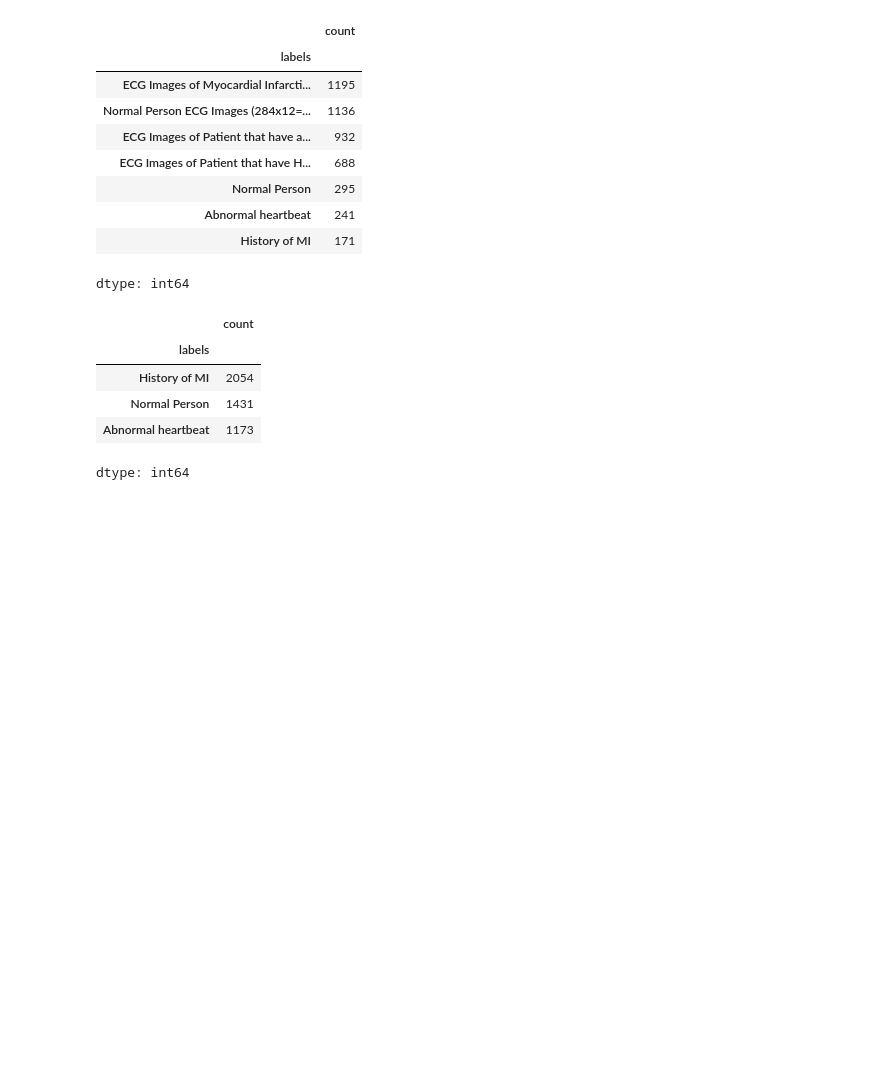
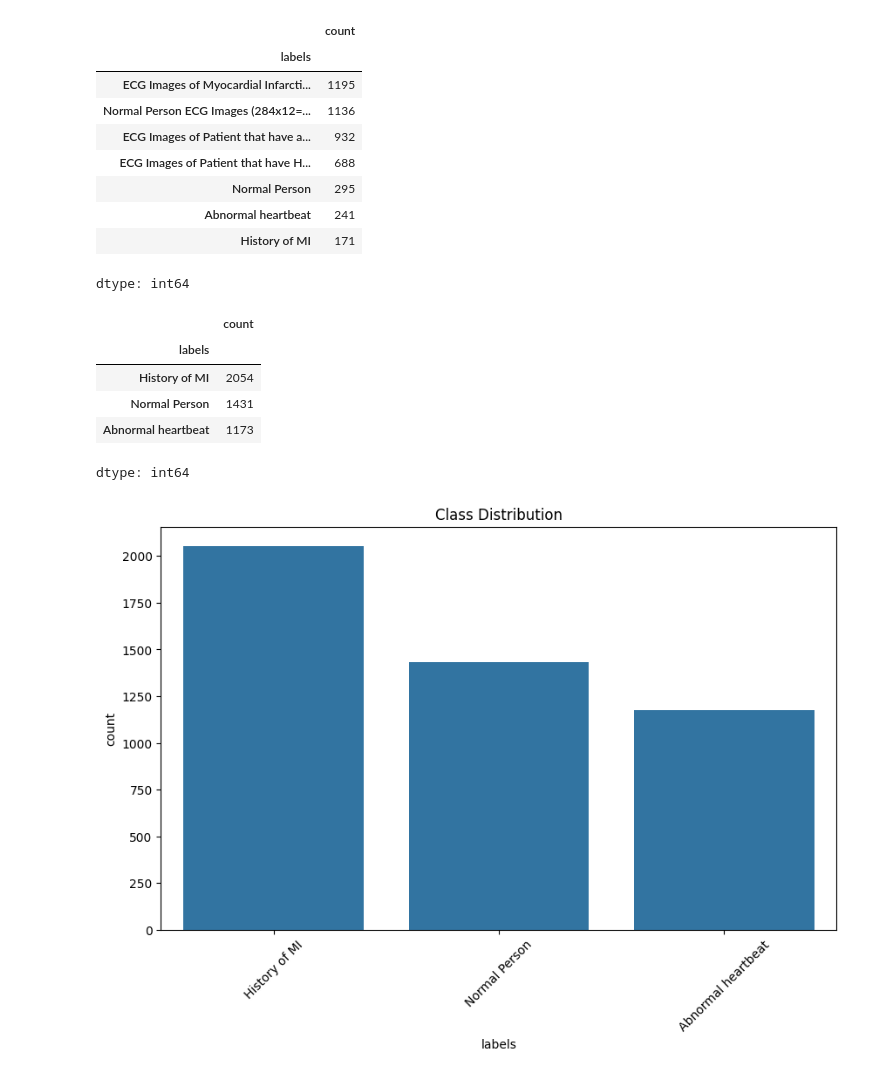
Before and after one commit to RAVIAPTISWETHA/-Deep-Learning-Applications-in-Heart-Diseases-Using-ECG-Signals, a Jupyter notebook: DLA_Heart_Diseases_using_ECG_Signals.ipynb, the cells around one changed output. Saved outputs shown, nothing was run; the diff lists cells and outputs as text; code cells hidden in the pictures; blank space fills up the shorter version.

```diff
--- a/DLA_Heart_Diseases_using_ECG_Signals.ipynb
+++ b/DLA_Heart_Diseases_using_ECG_Signals.ipynb
@@ -68,3 +68,11 @@ df.labels.value_counts()
 | Normal Person | 1431 |
 | Abnormal heartbeat | 1173 |
 dtype: int64
+# %%
+plt.figure(figsize=(10,6))
+sns.countplot(data=df, x='labels', order=df['labels'].value_counts().index)
+plt.title('Class Distribution')
+plt.xticks(rotation=45)
+plt.show()
+# %% [output]
+[figure, added]
```
Also changed, not shown: parts of 1 cell of this notebook.
